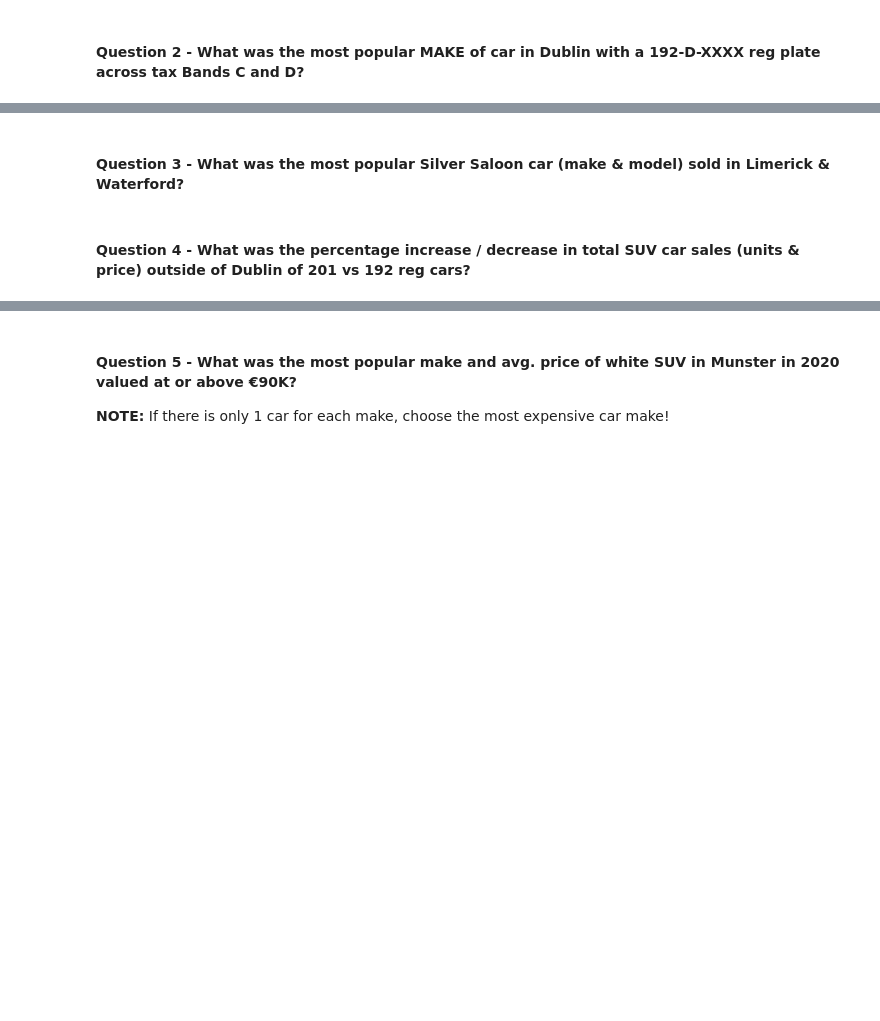
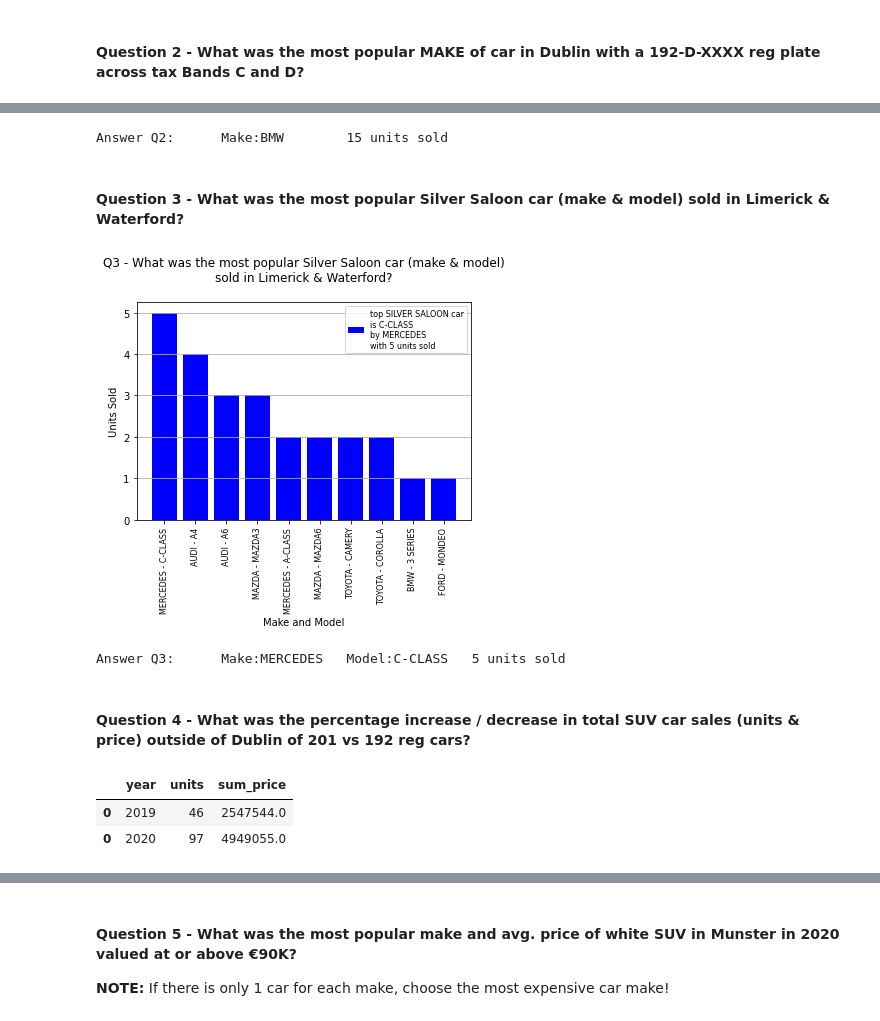
Before and after one commit to NetoRibeiro/DATA8001Assignment1, a Jupyter notebook: R00206995_A1_Notebook.ipynb, the cells around one changed output, grey strips where cells are left out. Drawn from its saved outputs; the diff is of its cells as text; code cells hidden in the pictures; blank space fills up the shorter version.

```diff
--- a/R00206995_A1_Notebook.ipynb
+++ b/R00206995_A1_Notebook.ipynb
@@ -40,10 +84,38 @@ print(f'Answer Q1:\t{R00206995_A1_Q1:.2f}')
 # %%
-R00206995_A1_Q2 =
+R00206995_A1_Q2 = df_a1_q2_gb[['make', 'units']].iloc[0]
 print(f'Answer Q2:\tMake:{R00206995_A1_Q2["make"]}\t{R00206995_A1_Q2["units"]} units sold')
+# %% [output]
+Answer Q2:      Make:BMW        15 units sold
 # %% [markdown]
 #### Question 3 - What was the most popular Silver Saloon car (make & model) sold in Limerick & Waterford?
+# %%
+df_a1_q3 = df_R00206995.loc[((df_R00206995['colour'] == "SILVER") & (df_R00206995['type'] == "SALOON") & ((df_R00206995['county'] == "LIMERICK") | (df_R00206995['county'] == "WATERFORD")))].copy()
+df_a1_q3['make-model'] = df_a1_q3.apply(lambda row: concat_columns(row['make'], row['model'], " - "), axis=1)
+df_a1_q3_gb = df_a1_q3.groupby(['make-model', 'make', 'model', 'type', 'colour'], as_index=False).agg(
+    units = pd.NamedAgg(column='make-model', aggfunc="count"),
+    max_price = pd.NamedAgg(column='price', aggfunc=max)
+)
+df_a1_q3_gb.sort_values(by=['units', 'max_price'], ascending=False, inplace=True, ignore_index=True)
+A1_Q3 = f'top {df_a1_q3_gb["colour"].iloc[0]} {df_a1_q3_gb["type"].iloc[0]} car\n\
+is {df_a1_q3_gb["model"].iloc[0]}\n\
+by {df_a1_q3_gb["make"].iloc[0]}\n\
+with {df_a1_q3_gb["units"].iloc[0]} units sold'
+
+plt.bar(df_a1_q3_gb['make-model'],df_a1_q3_gb['units'], label=A1_Q3, color='blue')
+plt.grid(axis='y')
+plt.legend(fontsize=8)
+plt.xlabel("Make and Model")
+plt.ylabel("Units Sold")
+plt.xticks(rotation=90, fontsize=8)
+plt.title('Q3 - What was the most popular Silver Saloon car (make & model)\n\
+sold in Limerick & Waterford?\n', fontsize=12)
+plt.show()
+# %% [output]
+[figure, added]
 # %%
-R00206995_A1_Q3 =
+R00206995_A1_Q3 = df_a1_q3_gb[['make', 'model', 'units']].iloc[0]
 print(f'Answer Q3:\tMake:{R00206995_A1_Q3["make"]}\tModel:{R00206995_A1_Q3["model"]}\t{R00206995_A1_Q3["units"]} units sold')
+# %% [output]
+Answer Q3:      Make:MERCEDES   Model:C-CLASS   5 units sold
 # %% [markdown]
 #### Question 4 - What was the percentage increase / decrease in total SUV car sales (units & price) outside of Dublin of 201 vs 192 reg cars?
@@ -49,0 +149,6 @@ print(f'Answer Q3:\tMake:{R00206995_A1_Q3["make"]}\tModel:{R00206995_A1_Q3["mode
+# %%
+df_a1_q4_year
+# %% [output]
+|  | year | units | sum_price |
+| 0 | 2019 | 46 | 2547544.0 |
+| 0 | 2020 | 97 | 4949055.0 |
```
Also changed, not shown: parts of 13 cells of this notebook.
